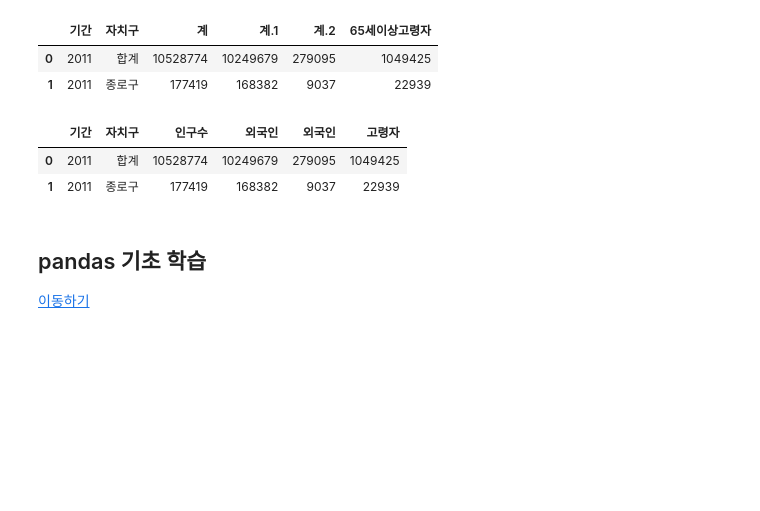
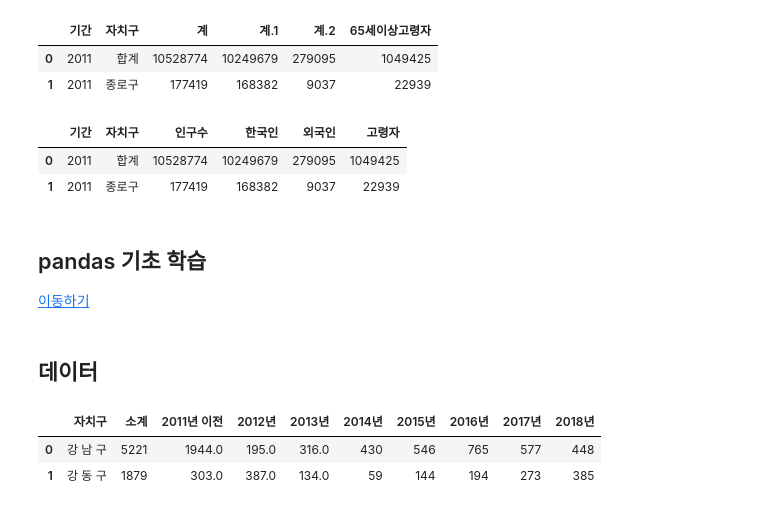
Before and after one commit to ParkKeunYoung/py_projects, a Jupyter notebook: analysis/pandas/processing/step1_populate_per_cctv_analysis.ipynb, the cells around one changed output. Cells and saved outputs as stored; diff of their text form; code cells hidden in the pictures; blank space fills up the shorter version.

```diff
--- a/analysis/pandas/processing/step1_populate_per_cctv_analysis.ipynb
+++ b/analysis/pandas/processing/step1_populate_per_cctv_analysis.ipynb
@@ -135,20 +136,28 @@ s_pop.head(2)
 # %%
 # 컬럼명을 의미있게 조정
 # 계 ~ ..고령자 => 인구수, 한국인, 외국인, 고령자
 dic = {
     s_pop.columns[2] :'인구수',
-    s_pop.columns[3] :'외국인',
+    s_pop.columns[3] : '한국인',
     s_pop.columns[4] : '외국인',
     s_pop.columns[5] : '고령자'
 
 }
 s_pop.rename(columns=dic, inplace=True)
 s_pop.head(2)
 # %% [output]
-|  | 기간 | 자치구 | 인구수 | 외국인 | 외국인 | 고령자 |
+|  | 기간 | 자치구 | 인구수 | 한국인 | 외국인 | 고령자 |
 | 0 | 2011 | 합계 | 10528774 | 10249679 | 279095 | 1049425 |
 | 1 | 2011 | 종로구 | 177419 | 168382 | 9037 | 22939 |
 # %% [markdown]
 ## pandas 기초 학습
 
 <a href ='http://localhost:8888/notebooks/Desktop/py_projects/analysis/pandas/basic/pandas%EA%B8%B0%EC%B4%88.ipynb'>이동하기</a>
+# %% [markdown]
+## 데이터
+# %%
+s_cctv.head(2)
+# %% [output]
+|  | 자치구 | 소계 | 2011년 이전 | 2012년 | 2013년 | 2014년 | 2015년 | 2016년 | 2017년 | 2018년 |
+| 0 | 강 남 구 | 5221 | 1944.0 | 195.0 | 316.0 | 430 | 546 | 765 | 577 | 448 |
+| 1 | 강 동 구 | 1879 | 303.0 | 387.0 | 134.0 | 59 | 144 | 194 | 273 | 385 |
```
Also changed, not shown: parts of 74 cells of this notebook, 4 other files.
